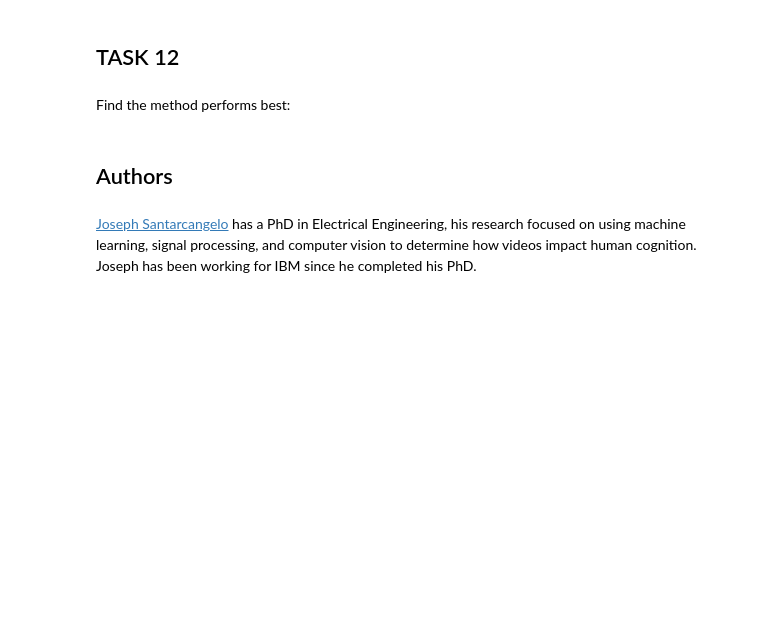
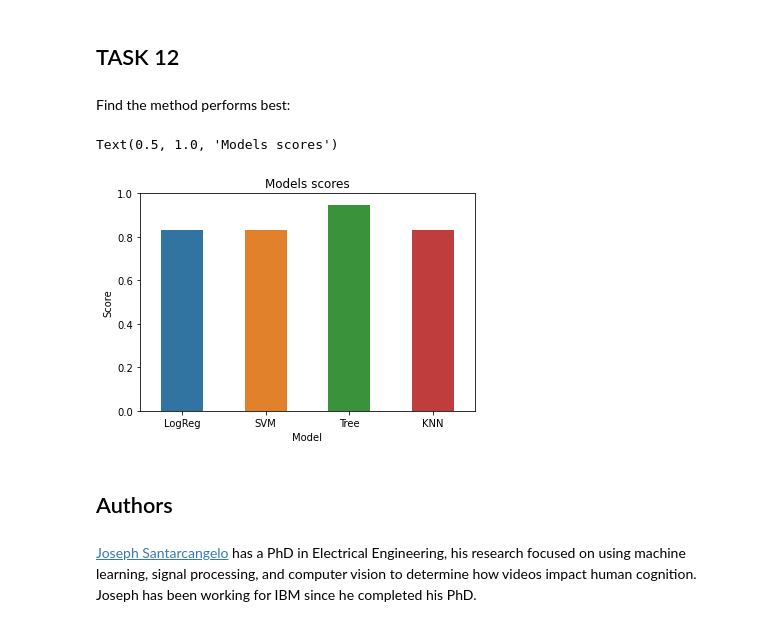
Before and after one commit to Matmod12/data-science-capstone, a Jupyter notebook: SpaceX_Machine Learning Prediction_Part_5 (2).ipynb, the cells around one changed output. Cells and saved outputs as stored; diff of their text form; code cells hidden in the pictures; blank space fills up the shorter version.

```diff
--- a/SpaceX_Machine Learning Prediction_Part_5.ipynb
+++ b/SpaceX_Machine Learning Prediction_Part_5 (2).ipynb
@@ -306,7 +311,7 @@ plot_confusion_matrix(Y_test,yhat)
 # %% [markdown]
 Create a k nearest neighbors object then  create a  <code>GridSearchCV</code> object  <code>knn_cv</code> with cv = 10.  Fit the object to find the best parameters from the dictionary <code>parameters</code>.
 # %%
-parameters = {'n_neighbors': [1, 2, 3, 4, 5, 6, 7, 8, 9, 10],
+parameters = {'n_neighbors': [1, 2, 3, 4, 5, 6, 7, 8, 9, 10, 11, 12, 13, 14, 15],
               'algorithm': ['auto', 'ball_tree', 'kd_tree', 'brute'],
               'p': [1,2]}
 
@@ -330,5 +336,6 @@ accuracy : 0.8482142857142858
 # %% [markdown]
 Calculate the accuracy of tree_cv on the test data using the method <code>score</code>:
 # %%
-tree_cv.score(X_test, Y_test)
+knn_score = knn_cv.score(X_test, Y_test)
+knn_score
 # %% [output]
@@ -344,6 +351,14 @@ plot_confusion_matrix(Y_test,yhat)
 ## TASK  12
 # %% [markdown]
 Find the method performs best:
+# %%
+scores_df = pd.DataFrame({'Model':['LogReg', 'SVM', 'Tree', 'KNN'], 'Score':[logreg_score, svm_score, tree_score, knn_score]})
+sns.barplot(scores_df, x='Model', y='Score', width=0.5)
+plt.ylim([0,1])
+plt.title('Models scores')
+# %% [output]
+Text(0.5, 1.0, 'Models scores')
+[figure, added]
 # %% [markdown]
 ## Authors
 # %% [markdown]
```
Also changed, not shown: parts of 13 cells of this notebook, 2 other files.
